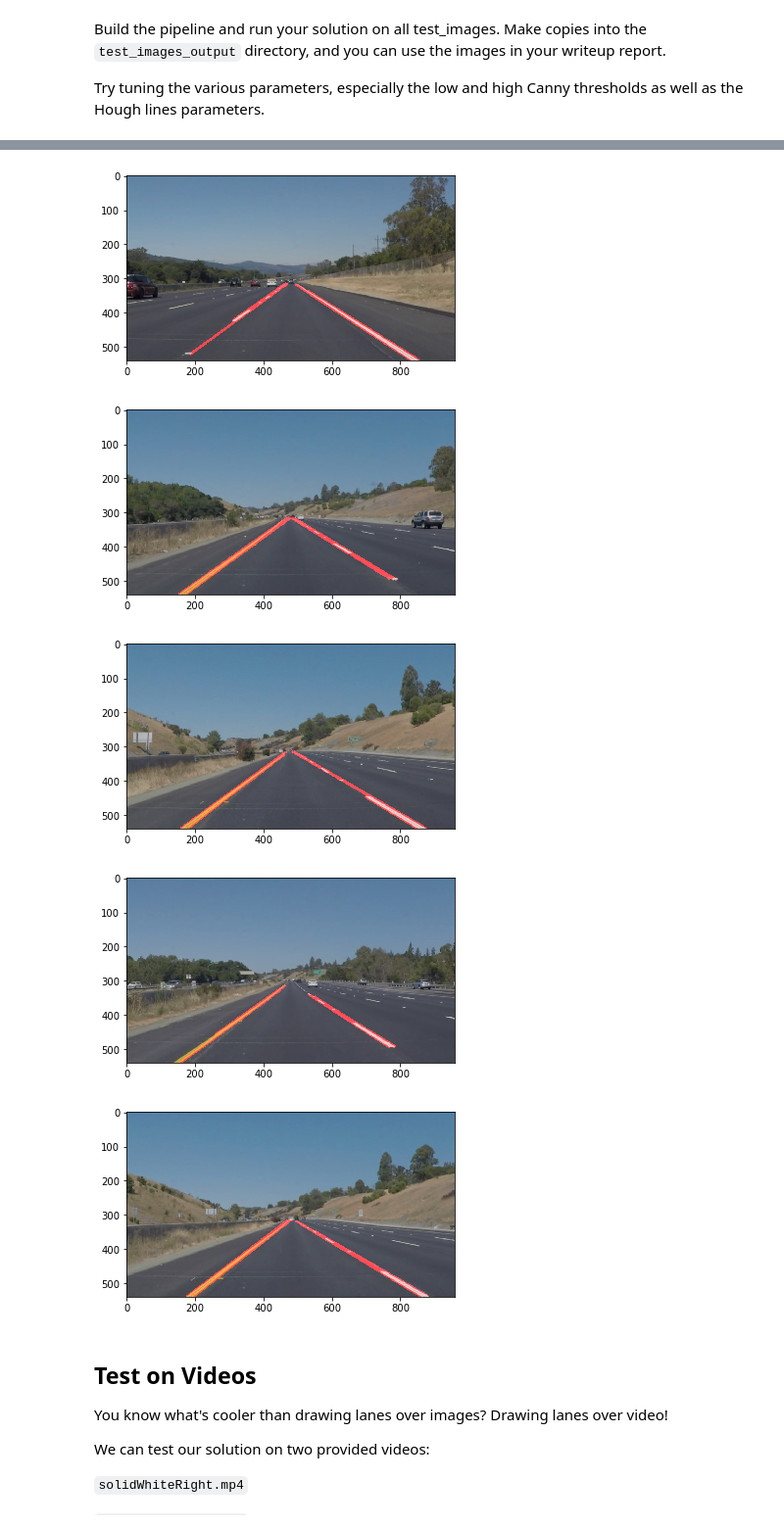
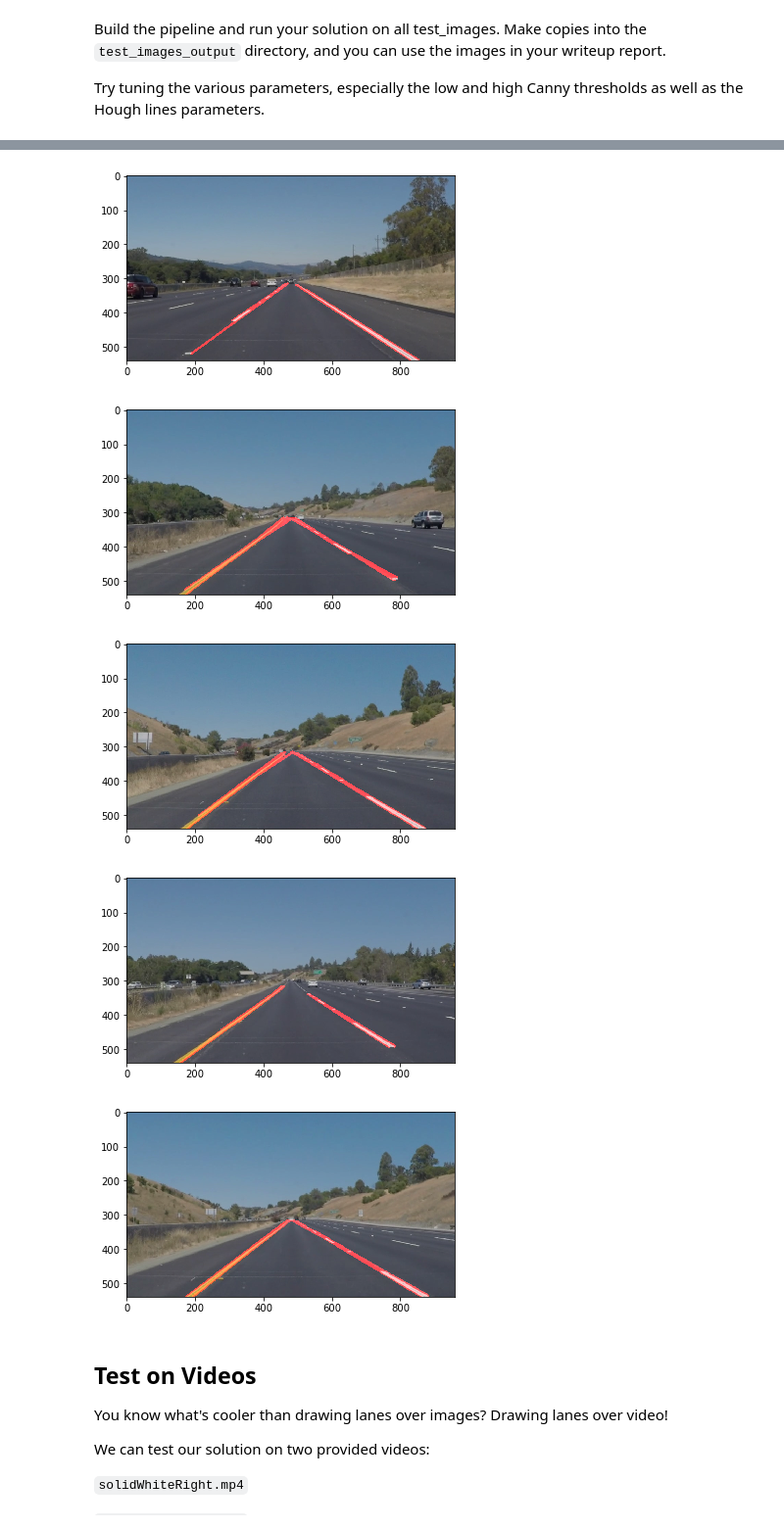
Before and after one commit to yoheitaonishi/CarND-LaneLines-P1, a Jupyter notebook: P1.ipynb, the cells around one changed output, grey strips where cells are left out. Shown: that part at 98% size. Saved outputs shown, nothing was run; the diff lists cells and outputs as text; code cells hidden in the pictures.

Commit message:
modify rho and kernel_size parameter

```diff
--- a/P1.ipynb
+++ b/P1.ipynb
@@ -198,13 +198,13 @@ Try tuning the various parameters, especially the low and high Canny thresholds
 
 test_images = os.listdir("test_images/")
 
-kernel_size = 5 # kernel size for gaussian blur
+kernel_size = 3 # kernel size for gaussian blur
 
 # canny parameters
 low_threshold = 50
 high_threshold = 150
 
-rho = 1 # distance resolution in pixels of the Hough grid
+rho = 2 # distance resolution in pixels of the Hough grid
 theta = np.pi/180 # angular resolution in radians of the Hough grid
 threshold = 50     # minimum number of votes (intersections in Hough grid cell)
 min_line_length = 100 #minimum number of pixels making up a line
@@ -217,34 +217,34 @@ for test_image in test_images :
     # apply grayscale
     gray = grayscale(image)
 
     # apply blur
     blur_gray = gaussian_blur(gray, kernel_size)
 
     # apply canny
     edges = canny(blur_gray, low_threshold, high_threshold)
     #plt.imshow(edges)
     #plt.show()
 
     # NOTE: modify vertices
     imshape = image.shape
     vertices = np.array([[(150,imshape[0]),(450, 315), (490, 315), (900,imshape[0])]], dtype=np.int32)
     masked_edges = region_of_interest(edges, vertices)
 
     # get line
     line_image = np.copy(image)*0 # creating a blank to draw lines on
     lines = hough_lines(masked_edges, rho, theta, threshold, min_line_length, max_line_gap)
 
     # draw line and save image
     lines_edges = weighted_img(lines, image)
     plt.imshow(lines_edges)
     plt.show()
     save_file_name = "test_images_output/" + test_image
     cv2.imwrite(save_file_name, cv2.cvtColor(lines_edges, cv2.COLOR_RGB2BGR))
 # %% [output]
 [figure]
 [figure]
 [figure]
-[figure, old version]
+[figure, new version]
 [figure]
 [figure]
 # %% [markdown]
```
Also changed, not shown: parts of 2 cells of this notebook, 8 other files.
